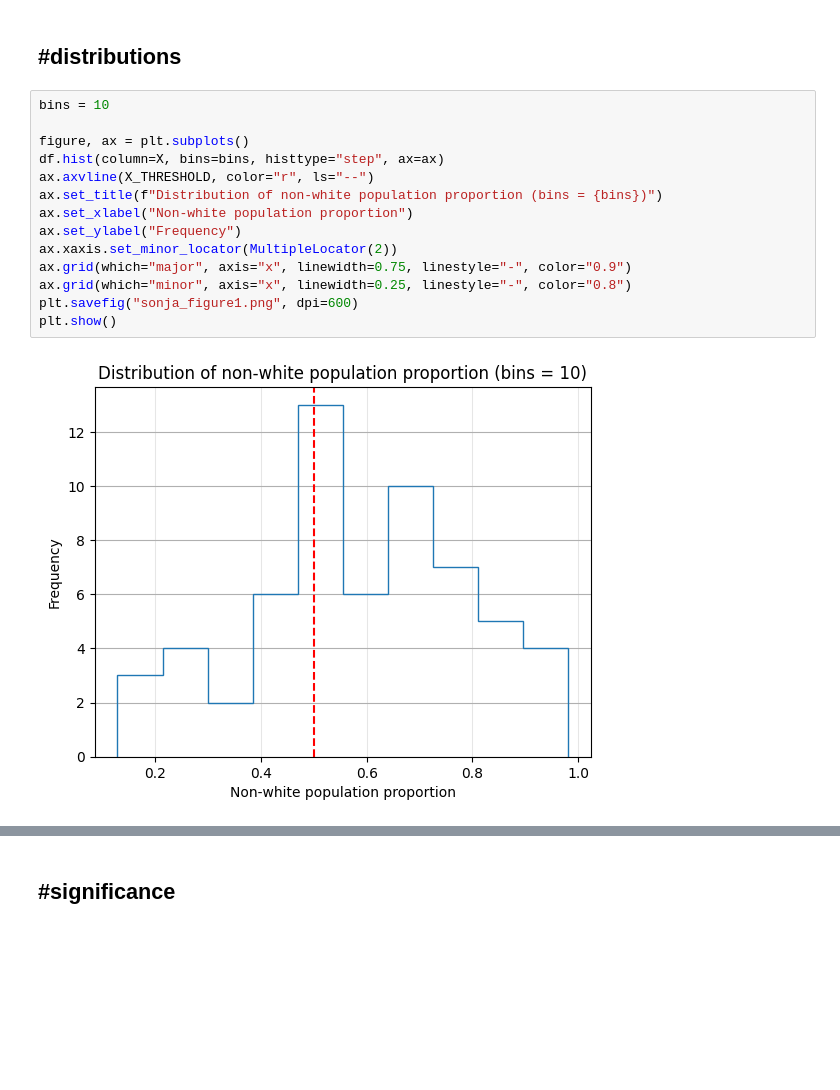
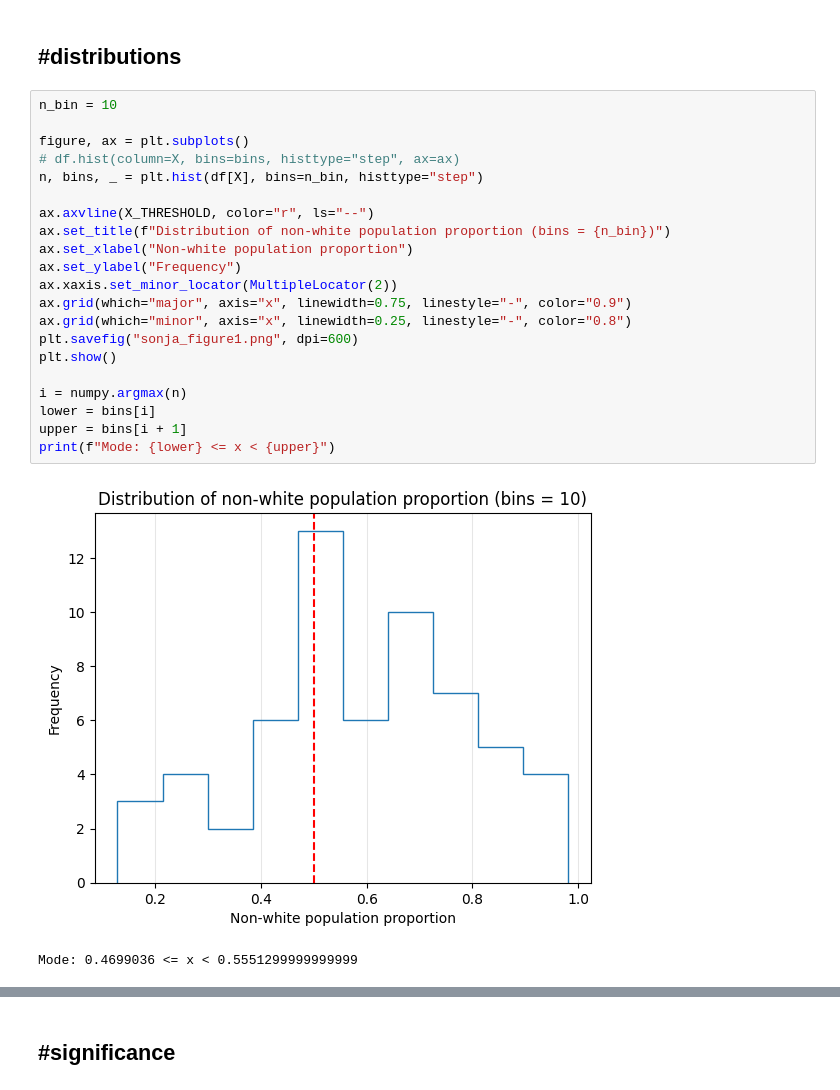
Before and after one commit to 000alen/cs50-statistical-inference, a Jupyter notebook: Sonja2.ipynb, the cells around one changed output, grey strips where cells are left out. Drawn from its saved outputs; the diff is of its cells as text; blank space fills up the shorter version.

```diff
--- a/Sonja2.ipynb
+++ b/Sonja2.ipynb
@@ -70,21 +76,29 @@ NonWhite median, Education median for black
 # %% [markdown]
 ## #distributions
 # %%
-bins = 10
+n_bin = 10
 
 figure, ax = plt.subplots()
-df.hist(column=X, bins=bins, histtype="step", ax=ax)
+# df.hist(column=X, bins=bins, histtype="step", ax=ax)
+n, bins, _ = plt.hist(df[X], bins=n_bin, histtype="step")
+
 ax.axvline(X_THRESHOLD, color="r", ls="--")
-ax.set_title(f"Distribution of non-white population proportion (bins = {bins})")
+ax.set_title(f"Distribution of non-white population proportion (bins = {n_bin})")
 ax.set_xlabel("Non-white population proportion")
 ax.set_ylabel("Frequency")
 ax.xaxis.set_minor_locator(MultipleLocator(2))
 ax.grid(which="major", axis="x", linewidth=0.75, linestyle="-", color="0.9")
 ax.grid(which="minor", axis="x", linewidth=0.25, linestyle="-", color="0.8")
 plt.savefig("sonja_figure1.png", dpi=600)
 plt.show()
+
+i = numpy.argmax(n)
+lower = bins[i]
+upper = bins[i + 1]
+print(f"Mode: {lower} <= x < {upper}")
 # %% [output]
-[figure, old version]
+[figure, new version]
+Mode: 0.4699036 <= x < 0.5551299999999999
 # %%
 control_range = white[Y].max() - white[Y].min()
 treatment_range = black[Y].max() - black[Y].min()
```
Also changed, not shown: parts of 2 cells of this notebook, 1 other file.
